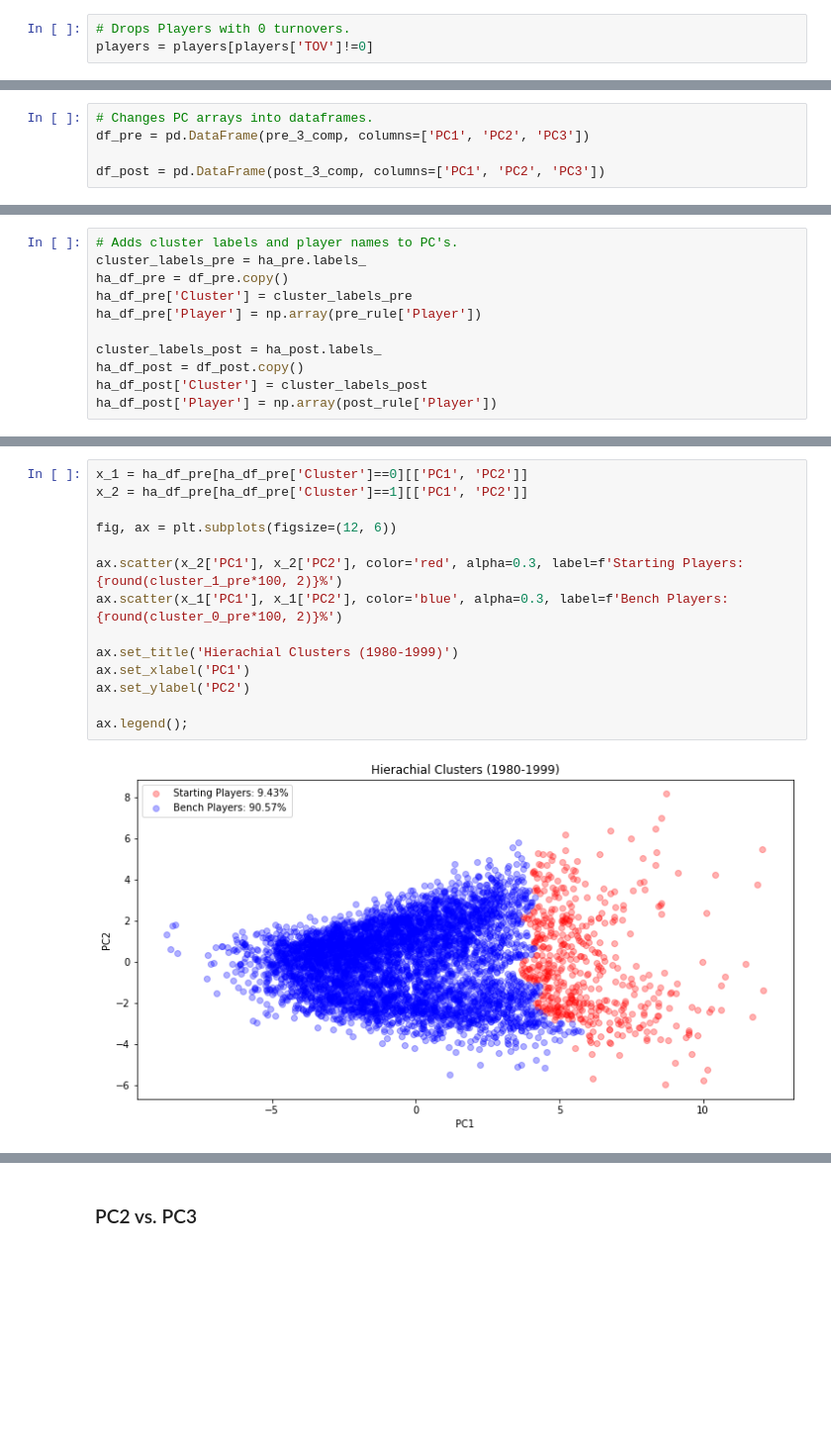
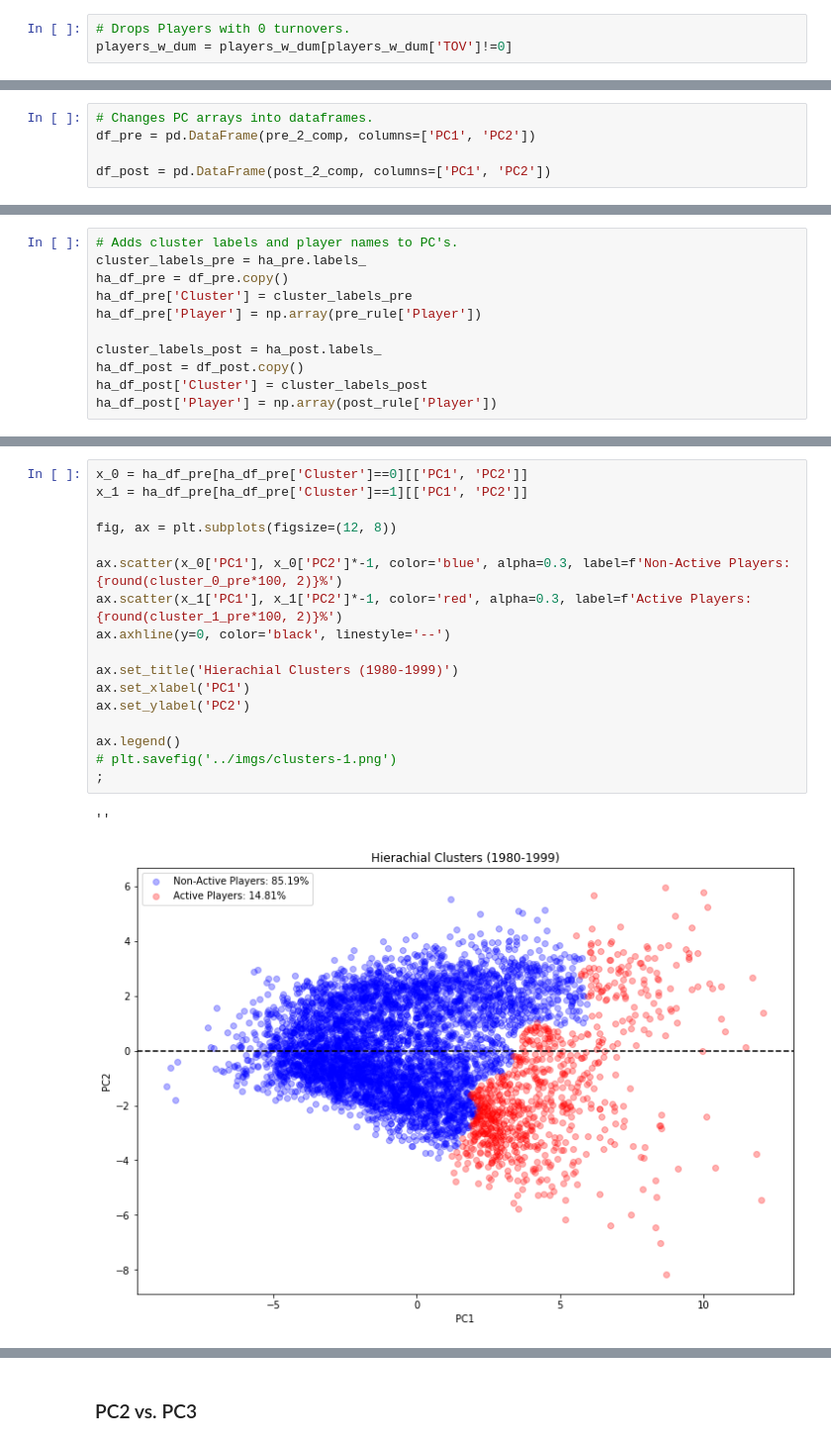
Before and after one commit to kaciewebster/nba-player-clustering, a Jupyter notebook: src/nba-player.ipynb, the cells around one changed output, grey strips where cells are left out. Shown at 99% size. Drawn from its saved outputs; the diff is of its cells as text; blank space fills up the shorter version.

```diff
--- a/src/nba-player.ipynb
+++ b/src/nba-player.ipynb
@@ -120,7 +116,7 @@ players_w_dum.shape
 (13724, 45)
 # %%
 # Drops Players with 0 turnovers.
-players = players[players['TOV']!=0]
+players_w_dum = players_w_dum[players_w_dum['TOV']!=0]
 # %%
 # Drops players who have 100% accuracy for shooting.
 players_w_dum = players_w_dum[players_w_dum['3P%']<1]
@@ -365,9 +364,9 @@ pre_2_comp = PCA(n_components=2).fit_transform(scaled_pre)
 post_2_comp = PCA(n_components=2).fit_transform(scaled_post)
 # %%
 # Changes PC arrays into dataframes.
-df_pre = pd.DataFrame(pre_3_comp, columns=['PC1', 'PC2', 'PC3'])
+df_pre = pd.DataFrame(pre_2_comp, columns=['PC1', 'PC2'])
 
-df_post = pd.DataFrame(post_3_comp, columns=['PC1', 'PC2', 'PC3'])
+df_post = pd.DataFrame(post_2_comp, columns=['PC1', 'PC2'])
 # %% [markdown]
 ## Hierachial Clustering
 # %%
@@ -436,19 +441,23 @@ cluster_0_post, cluster_1_post
 # %%
-x_1 = ha_df_pre[ha_df_pre['Cluster']==0][['PC1', 'PC2']]
-x_2 = ha_df_pre[ha_df_pre['Cluster']==1][['PC1', 'PC2']]
+x_0 = ha_df_pre[ha_df_pre['Cluster']==0][['PC1', 'PC2']]
+x_1 = ha_df_pre[ha_df_pre['Cluster']==1][['PC1', 'PC2']]
 
-fig, ax = plt.subplots(figsize=(12, 6))
+fig, ax = plt.subplots(figsize=(12, 8))
 
-ax.scatter(x_2['PC1'], x_2['PC2'], color='red', alpha=0.3, label=f'Starting Players: {round(cluster_1_pre*100, 2)}%')
-ax.scatter(x_1['PC1'], x_1['PC2'], color='blue', alpha=0.3, label=f'Bench Players: {round(cluster_0_pre*100, 2)}%')
+ax.scatter(x_0['PC1'], x_0['PC2']*-1, color='blue', alpha=0.3, label=f'Non-Active Players: {round(cluster_0_pre*100, 2)}%')
+ax.scatter(x_1['PC1'], x_1['PC2']*-1, color='red', alpha=0.3, label=f'Active Players: {round(cluster_1_pre*100, 2)}%')
+ax.axhline(y=0, color='black', linestyle='--')
 
 ax.set_title('Hierachial Clusters (1980-1999)')
 ax.set_xlabel('PC1')
 ax.set_ylabel('PC2')
 
-ax.legend();
+ax.legend()
+# plt.savefig('../imgs/clusters-1.png')
+;
 # %% [output]
+''
-[figure, old version]
+[figure, new version]
 # %%
 check_cluster_pre = pre_rule.copy()
 check_cluster_pre['Cluster'] = cluster_labels_pre
```
Also changed, not shown: parts of 40 cells of this notebook, 10 other files.
